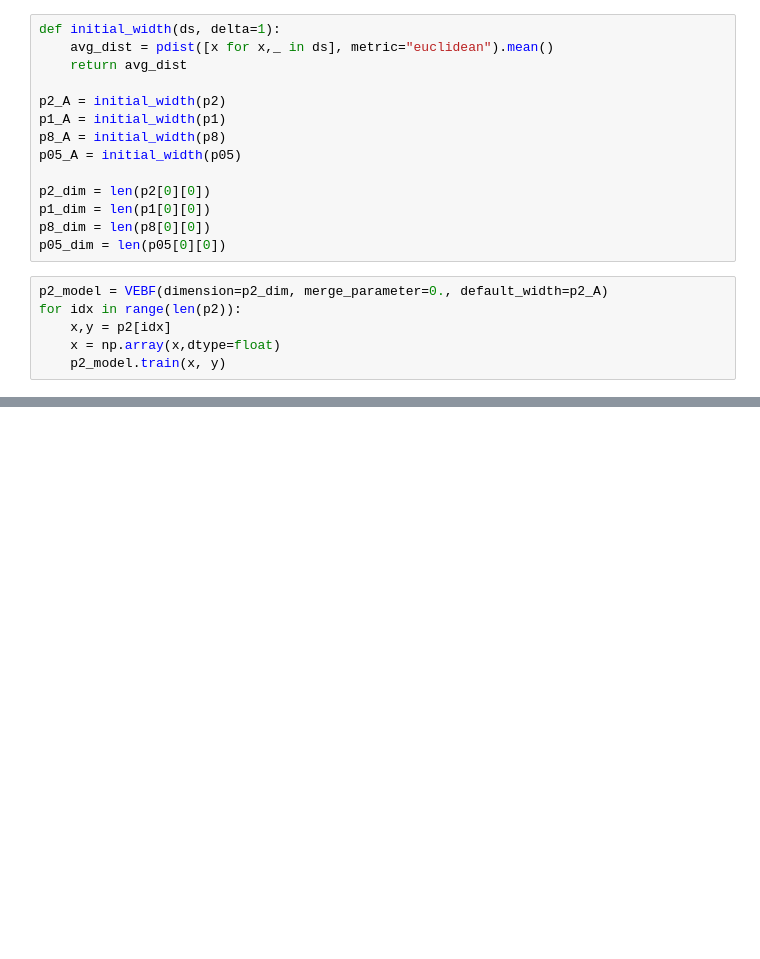
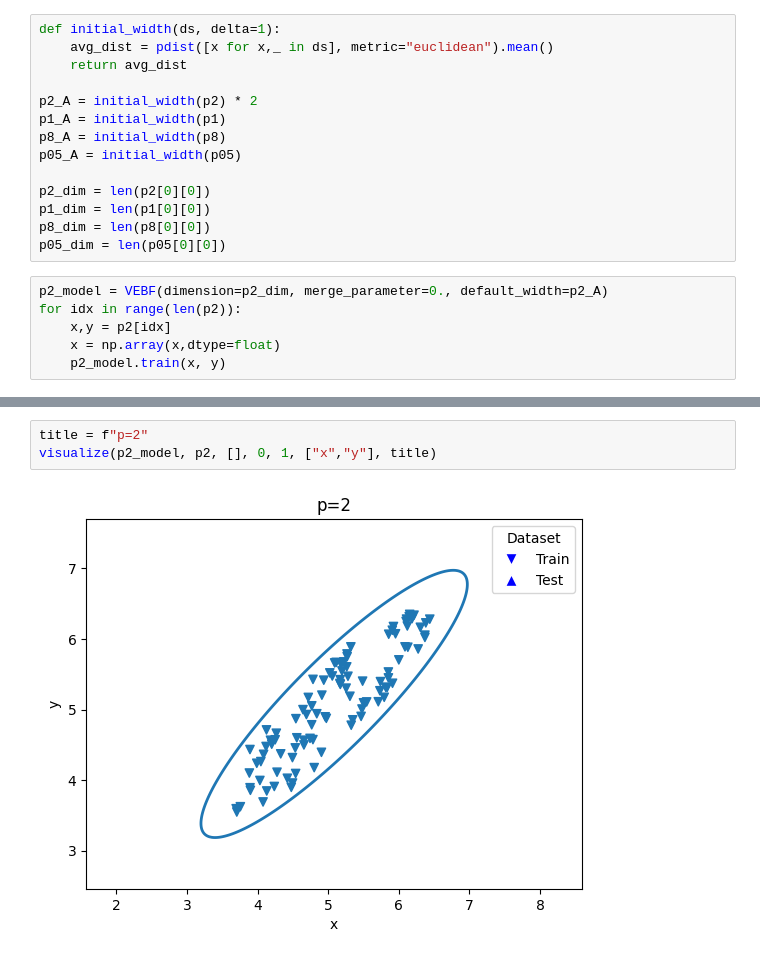
Before and after one commit to maewwww/vebf, a Jupyter notebook: super-m.ipynb, the cells around one changed output, grey strips where cells are left out. Saved outputs shown, nothing was run; the diff lists cells and outputs as text; blank space fills up the shorter version.

```diff
--- a/super-m.ipynb
+++ b/super-m.ipynb
@@ -375,7 +375,7 @@ def initial_width(ds, delta=1):
     avg_dist = pdist([x for x,_ in ds], metric="euclidean").mean()
     return avg_dist
 
-p2_A = initial_width(p2)
+p2_A = initial_width(p2) * 2
 p1_A = initial_width(p1)
 p8_A = initial_width(p8)
 p05_A = initial_width(p05)
@@ -398,0 +595,5 @@ Label dummy: A node covering 55 points.
+# %%
+title = f"p=2"
+visualize(p2_model, p2, [], 0, 1, ["x","y"], title)
+# %% [output]
+[figure, added]
```
Also changed, not shown: parts of 2 cells of this notebook.
